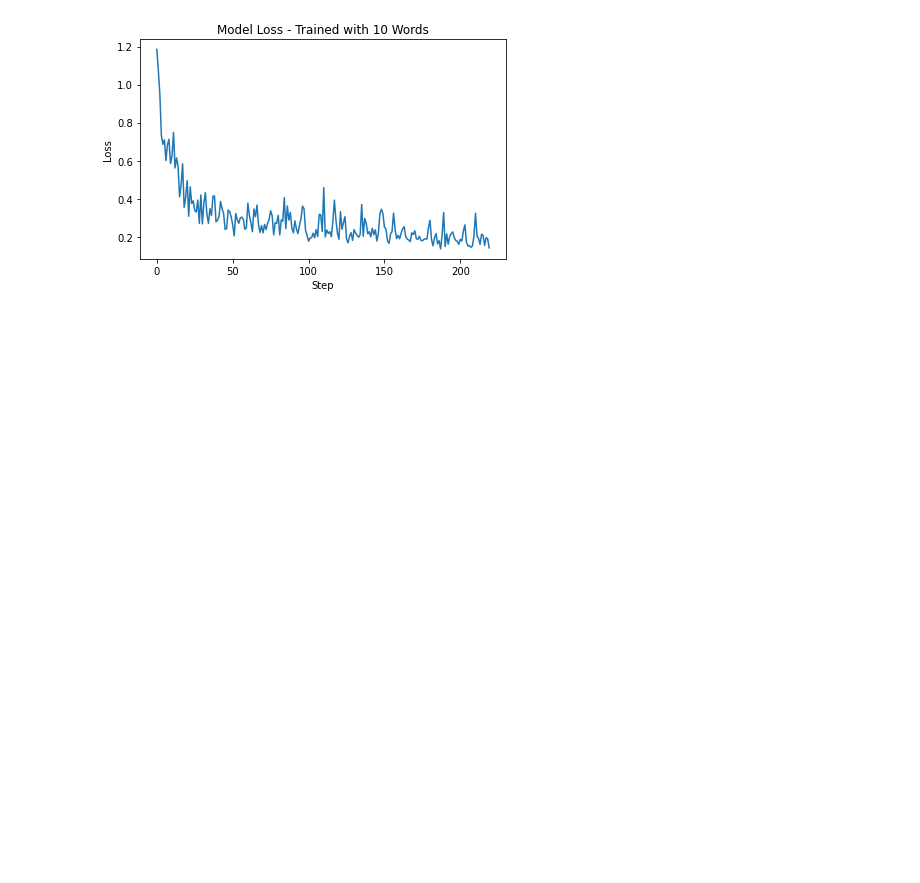
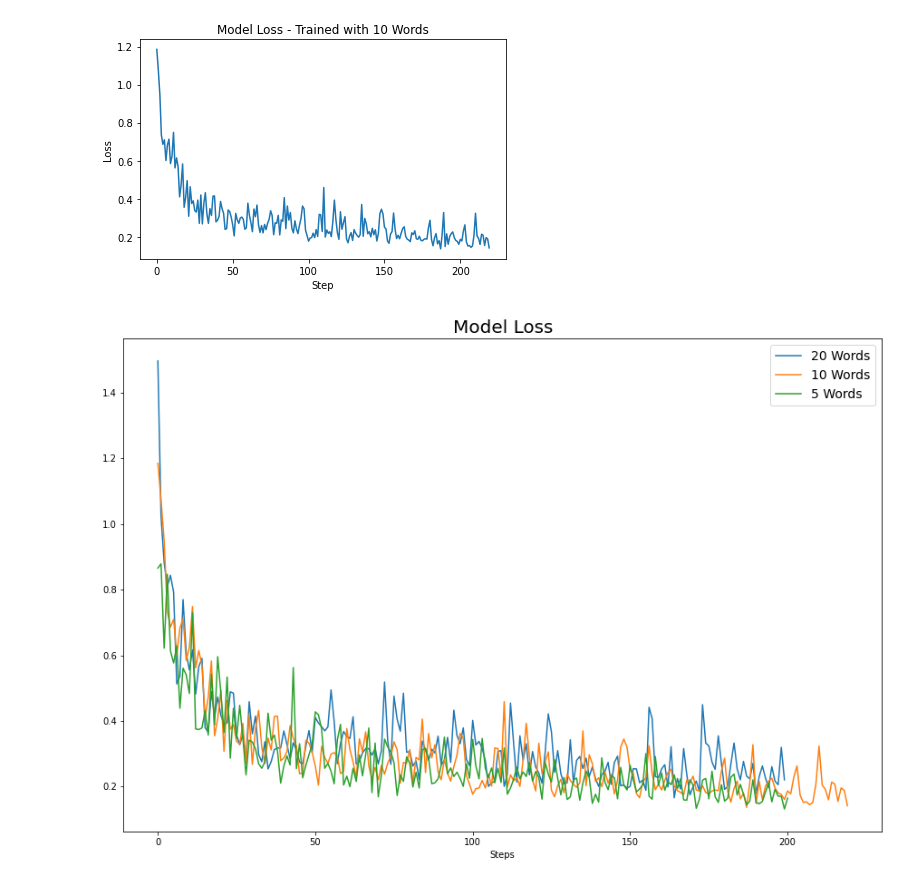
Before and after one commit to clmatherson/project_3-final_challenge, a Jupyter notebook: Training_Data_Visualizations.ipynb, the cells around one changed output. Cells and saved outputs as stored; diff of their text form; code cells hidden in the pictures; blank space fills up the shorter version.

Commit message:
updated code to plot all model loss data on one plot

```diff
--- a/Training_Data_Visualizations.ipynb
+++ b/Training_Data_Visualizations.ipynb
@@ -192,3 +192,16 @@ plt.savefig("PlotImages/Train4_10W_22000.png")
 plt.show()
 # %% [output]
 [figure]
+# %%
+plt.figure(figsize=(15,10))
+plt.plot(list(range(len(data_df_2['Loss']))), data_df_2['Loss'], label='20 Words')
+plt.plot(list(range(len(data_df_4['Loss']))), data_df_4['Loss'], label='10 Words')
+plt.plot(list(range(len(data_df_3['Loss']))), data_df_3['Loss'], label='5 Words')
+# plt.xticks(tick, a.Date, rotation = 90)
+plt.title('Model Loss', fontsize = 20)
+plt.legend(loc='upper right', fontsize=14)
+plt.xlabel('Steps')
+plt.savefig("PlotImages/Model_Loss.png")
+plt.show()
+# %% [output]
+[figure, added]
```
